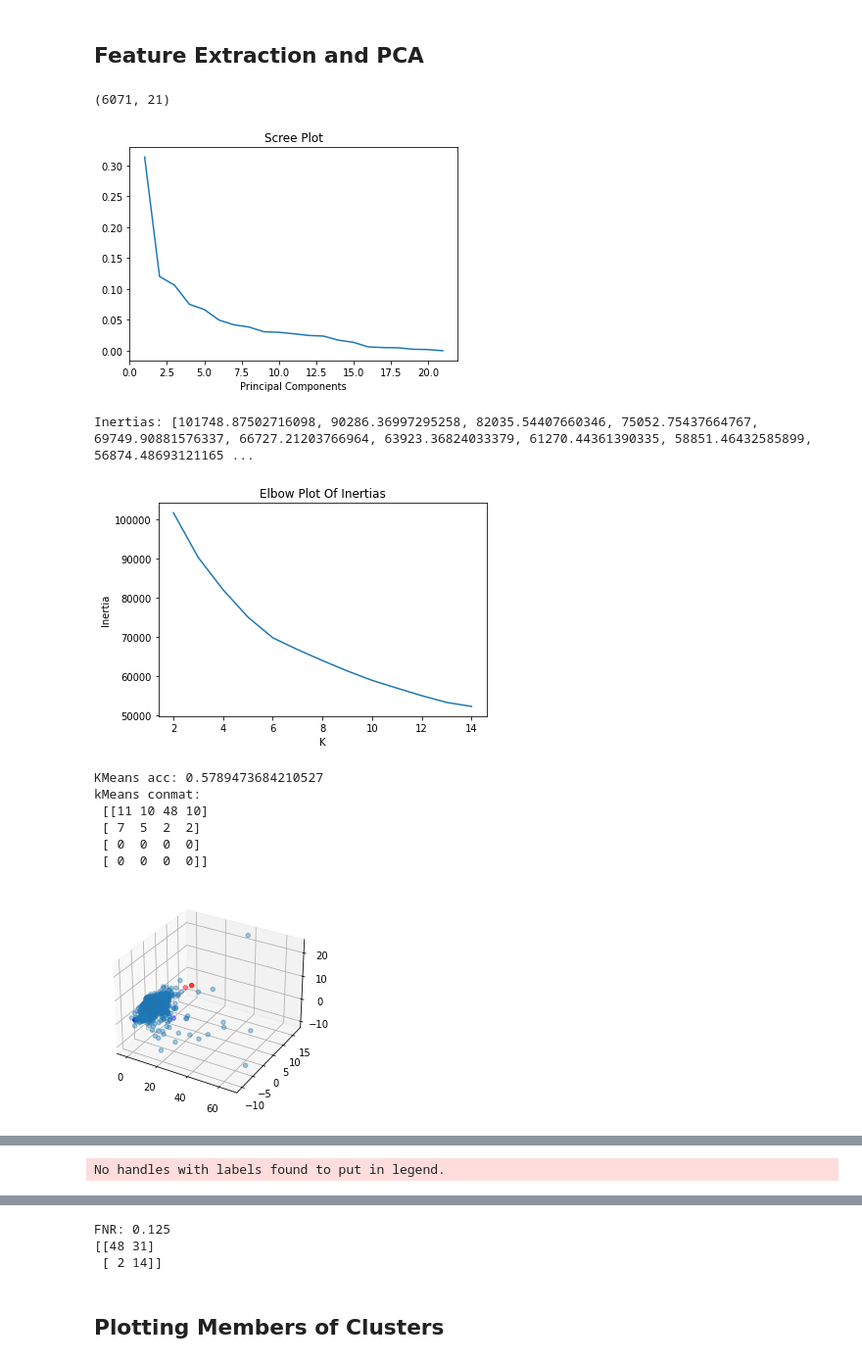
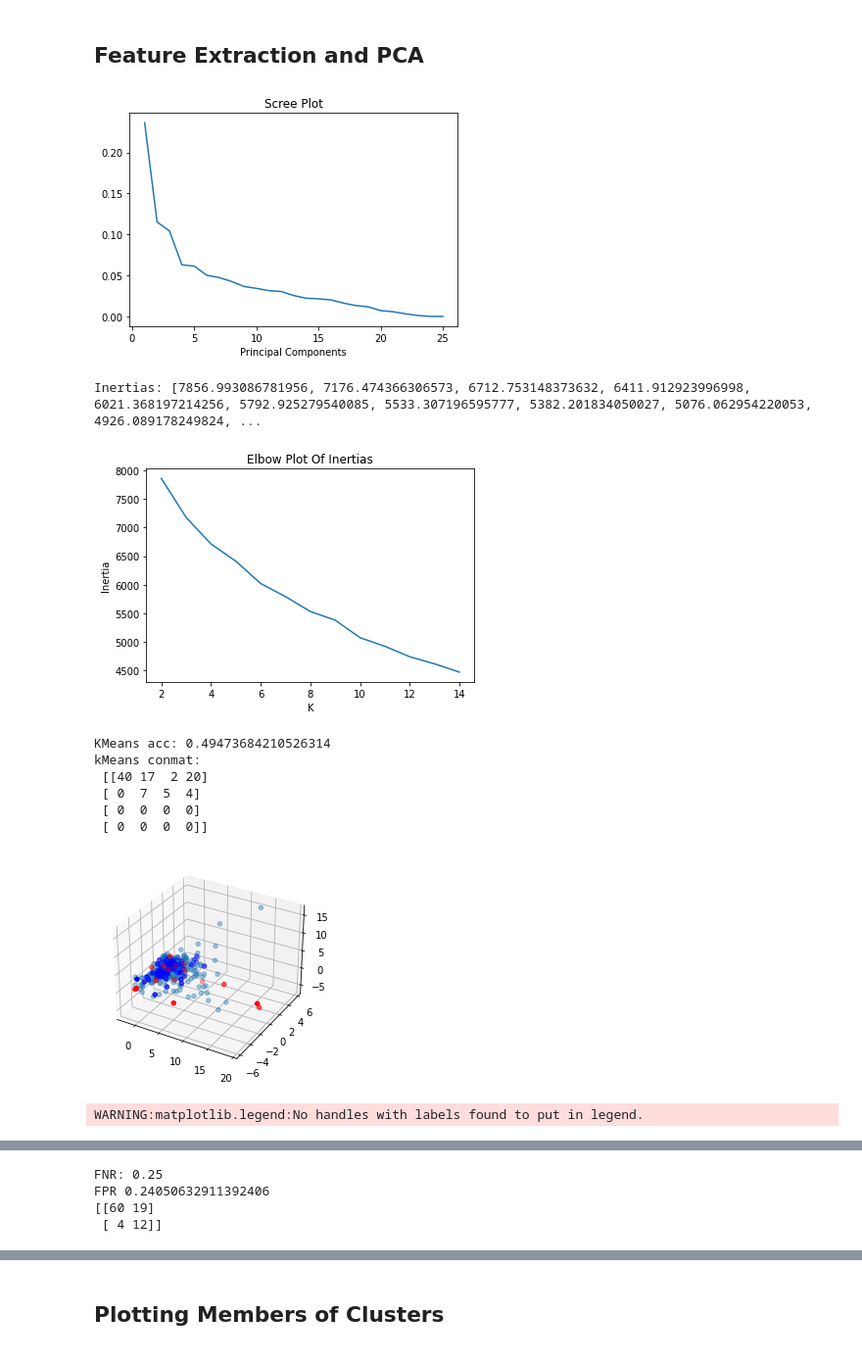
Before and after one commit to cwhite098/MDM3_Project1_Quartix, a Jupyter notebook: Data_Exploration.ipynb, the cells around one changed output, grey strips where cells are left out. Shown at 98% size. Drawn from its saved outputs; the diff is of its cells as text; code cells hidden in the pictures.

Commit message:
put best feature list in

```diff
--- a/Data_Exploration.ipynb
+++ b/Data_Exploration.ipynb
@@ -741,8 +741,8 @@ warnings.filterwarnings("ignore", category=np.VisibleDeprecationWarning)
 
 # Unlinked indexes for features
 unlinked_features = [4,9,10,11,12,13,14,15,16,17,18,19,20,21,22,23,24,25,26,27,28]
-n_features = 39  # specify how many features you want it to use (39 is max)
-feature_list = feature_selection(n_features)
+
+feature_list = [0, 3, 4, 5, 8, 10, 11, 15, 16, 19, 20, 21, 22, 23, 24, 26, 27, 28, 29, 30, 31, 33, 34, 37, 38] # best features for lowest FNR
 
 # Init scaler
 scaler = StandardScaler()
@@ -754,11 +754,10 @@ unlinked_data = load_list('pickle_data', 'unlinked_data')
 labels = np.array(get_labels(cat_data))
 
 # Get features from data and scale
-train_x = extract_features(uncat_data)
+train_x = extract_features(uncat_data, feature_list)
 train_x = scaler.fit_transform(train_x)
-print(train_x.shape)
 
-test_x = extract_features(cat_data)
+test_x = extract_features(cat_data, feature_list)
 test_x = scaler.transform(test_x)
 
 # Get crashes and not crashes for plotting
@@ -793,42 +792,43 @@ km = KMeans(n_clusters=5)
 km.fit(train_x)
 y_pred = km.predict(test_x)
 
 print('KMeans acc:', acc(y_pred, labels))
 print('kMeans conmat:\n',confusion_matrix(labels, y_pred))
 
 # Plotting
 fig = plt.figure()
 ax = fig.add_subplot(projection='3d')
 ax.scatter(train_pca[:,0], train_pca[:,1], train_pca[:,2], alpha=0.4)
 ax.scatter(test_pca[crash_ref,0], test_pca[crash_ref,1], test_pca[crash_ref,2], c='red')
 ax.scatter(test_pca[no_crash_ref,0], test_pca[no_crash_ref,1], test_pca[no_crash_ref,2], c='blue')
 plt.show()
 
 fig = plt.figure(figsize=(14,5)), plt.subplot(1,2,1)
 plt.scatter(train_pca[:,0], train_pca[:,1], c='b', alpha=0.4)
 plt.scatter(test_pca[no_crash_ref,0], test_pca[no_crash_ref,1], c='g')
 plt.scatter(test_pca[crash_ref,0], test_pca[crash_ref,1], c='red')
 plt.title('PCA Features'), plt.xlabel('PC1'), plt.ylabel('PC2')
 plt.subplot(1,2,2)
 plt.scatter(train_pca[:,0], train_pca[:,1], c=km.labels_.astype(float))
 plt.scatter(test_pca[:,0], test_pca[:,1], c=y_pred.astype(float))
 plt.title('Cluster Assignments'), plt.xlabel('PC1'), plt.ylabel('PC2')
 plt.legend()
 plt.show()
 
 conmat = confusion_matrix(labels, y_pred)
-optimal_mat, optimal_assignment, optimal_FNR = get_optimal_conmat(conmat)
+optimal_mat, optimal_assignment, optimal_FNR, optimal_FPR = get_optimal_conmat(conmat)
 print('FNR:', optimal_FNR)
+print('FPR', optimal_FPR)
 print(optimal_mat)
 # %% [output]
+[figure, new version]
-(6071, 21)
+Inertias: [7856.993086781956, 7176.474366306573, 6712.753148373632, 6411.912923996998, 6021.368197214256, 5792.925279540085, 5533.307196595777, 5382.201834050027, 5076.062954220053, 4926.089178249824, ...
-[figure, old version]
+[figure, new version]
-Inertias: [101748.87502716098, 90286.36997295258, 82035.54407660346, 75052.75437664767, 69749.90881576337, 66727.21203766964, 63923.36824033379, 61270.44361390335, 58851.46432585899, 56874.48693121165 ...
+KMeans acc: 0.49473684210526314
+kMeans conmat:
+ [[40 17  2 20]
+ [ 0  7  5  4]
+ [ 0  0  0  0]
+ [ 0  0  0  0]]
-[figure, old version]
+[figure, new version]
-KMeans acc: 0.5789473684210527
-kMeans conmat:
- [[11 10 48 10]
- [ 7  5  2  2]
- [ 0  0  0  0]
- [ 0  0  0  0]]
+WARNING:matplotlib.legend:No handles with labels found to put in legend.
-[figure, old version]
@@ -835 +836,4 @@ kMeans conmat:
-No handles with labels found to put in legend.
+FNR: 0.25
+FPR 0.24050632911392406
+[[60 19]
+ [ 4 12]]
@@ -838,6 +840,3 @@ No handles with labels found to put in legend.
-FNR: 0.125
-[[48 31]
- [ 2 14]]
 # %% [markdown]
 ## Plotting Members of Clusters
 # %%
```
Also changed, not shown: parts of 1 cell of this notebook.
